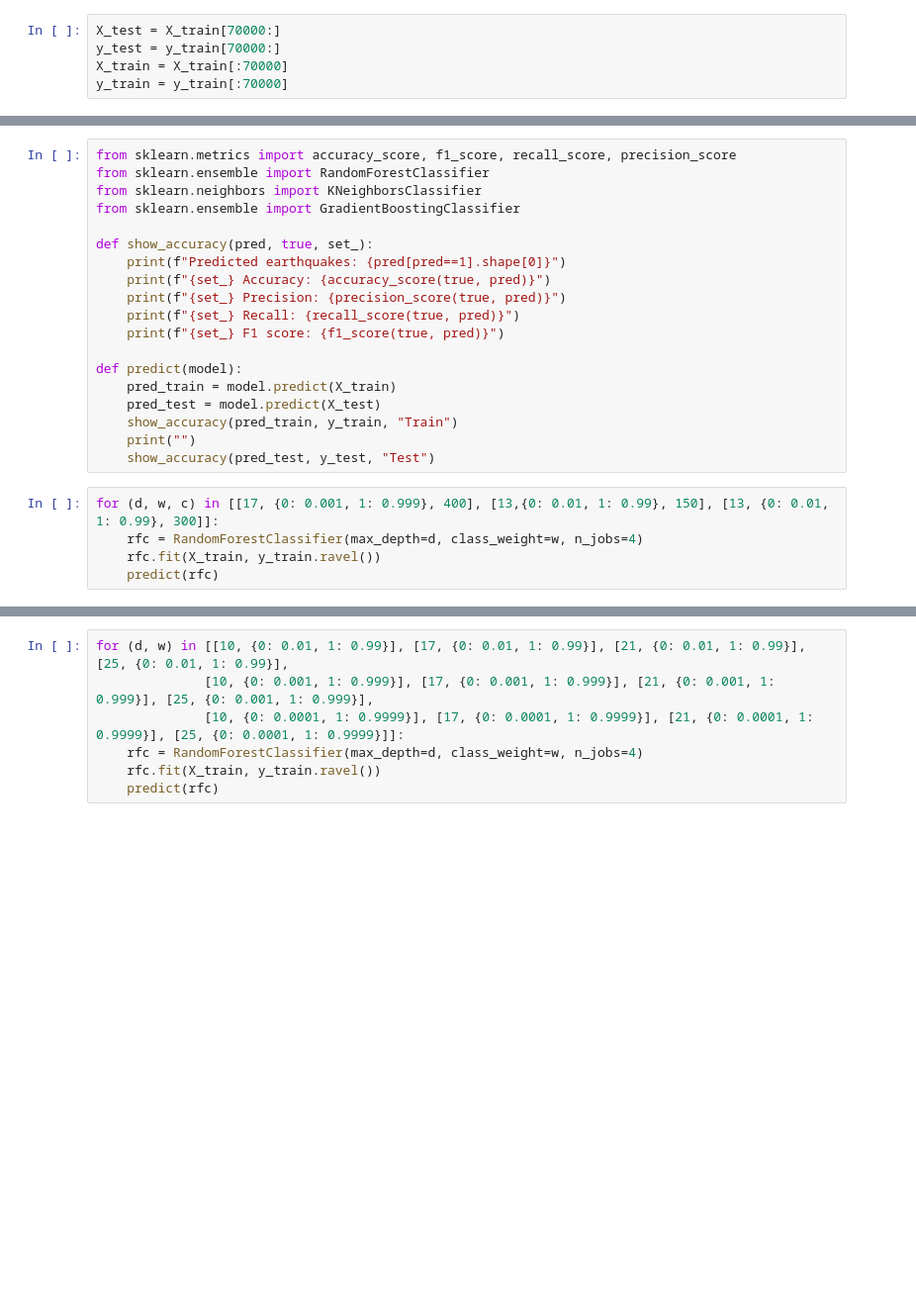
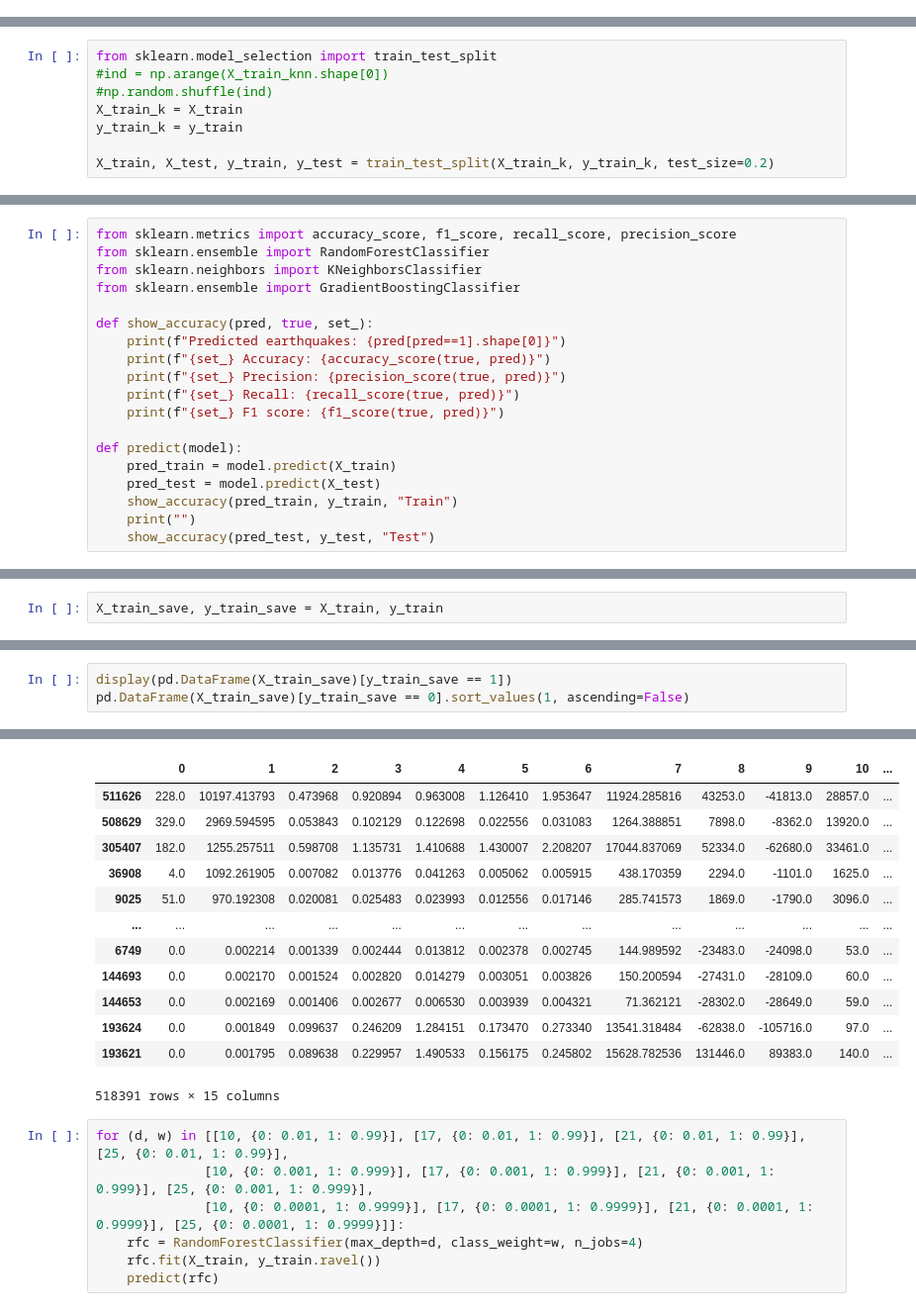
Before and after one commit to JulesssG/ml-project2, a Jupyter notebook: notebooks/First-touch.ipynb, the cells around one changed output, grey strips where cells are left out. Shown at 99% size. Cells and saved outputs as stored; diff of their text form; blank space fills up the shorter version.

Commit message:
Save before aborting result trying

```diff
--- a/notebooks/First-touch.ipynb
+++ b/notebooks/First-touch.ipynb
@@ -311,5 +318,0 @@ X_test.shape
-# %%
-X_test = X_train[70000:]
-y_test = y_train[70000:]
-X_train = X_train[:70000]
-y_train = y_train[:70000]
@@ -315,0 +333,8 @@ y_train = y_train[:70000]
+# %%
+from sklearn.model_selection import train_test_split
+#ind = np.arange(X_train_knn.shape[0])
+#np.random.shuffle(ind)
+X_train_k = X_train
+y_train_k = y_train
+
+X_train, X_test, y_train, y_test = train_test_split(X_train_k, y_train_k, test_size=0.2)
@@ -332,8 +398,3 @@ def predict(model):
     show_accuracy(pred_train, y_train, "Train")
     print("")
     show_accuracy(pred_test, y_test, "Test")
-# %%
-for (d, w, c) in [[17, {0: 0.001, 1: 0.999}, 400], [13,{0: 0.01, 1: 0.99}, 150], [13, {0: 0.01, 1: 0.99}, 300]]:
-    rfc = RandomForestClassifier(max_depth=d, class_weight=w, n_jobs=4)
-    rfc.fit(X_train, y_train.ravel())
-    predict(rfc)
@@ -357,0 +401,2 @@ Test F1 score: 0.25
+# %%
+X_train_save, y_train_save = X_train, y_train
@@ -357,0 +468,4 @@ Test F1 score: 0.25
+# %%
+display(pd.DataFrame(X_train_save)[y_train_save == 1])
+pd.DataFrame(X_train_save)[y_train_save == 0].sort_values(1, ascending=False)
+# %% [output]
@@ -358,3 +482,16 @@ Test F1 score: 0.25
+|  | 0 | 1 | 2 | 3 | 4 | 5 | 6 | 7 | 8 | 9 | 10 | ... |
+| 511626 | 228.0 | 10197.413793 | 0.473968 | 0.920894 | 0.963008 | 1.126410 | 1.953647 | 11924.285816 | 43253.0 | -41813.0 | 28857.0 | ... |
+| 508629 | 329.0 | 2969.594595 | 0.053843 | 0.102129 | 0.122698 | 0.022556 | 0.031083 | 1264.388851 | 7898.0 | -8362.0 | 13920.0 | ... |
+| 305407 | 182.0 | 1255.257511 | 0.598708 | 1.135731 | 1.410688 | 1.430007 | 2.208207 | 17044.837069 | 52334.0 | -62680.0 | 33461.0 | ... |
+| 36908 | 4.0 | 1092.261905 | 0.007082 | 0.013776 | 0.041263 | 0.005062 | 0.005915 | 438.170359 | 2294.0 | -1101.0 | 1625.0 | ... |
+| 9025 | 51.0 | 970.192308 | 0.020081 | 0.025483 | 0.023993 | 0.012556 | 0.017146 | 285.741573 | 1869.0 | -1790.0 | 3096.0 | ... |
+| ... | ... | ... | ... | ... | ... | ... | ... | ... | ... | ... | ... | ... |
+| 6749 | 0.0 | 0.002214 | 0.001339 | 0.002444 | 0.013812 | 0.002378 | 0.002745 | 144.989592 | -23483.0 | -24098.0 | 53.0 | ... |
+| 144693 | 0.0 | 0.002170 | 0.001524 | 0.002820 | 0.014279 | 0.003051 | 0.003826 | 150.200594 | -27431.0 | -28109.0 | 60.0 | ... |
+| 144653 | 0.0 | 0.002169 | 0.001406 | 0.002677 | 0.006530 | 0.003939 | 0.004321 | 71.362121 | -28302.0 | -28649.0 | 59.0 | ... |
+| 193624 | 0.0 | 0.001849 | 0.099637 | 0.246209 | 1.284151 | 0.173470 | 0.273340 | 13541.318484 | -62838.0 | -105716.0 | 97.0 | ... |
+| 193621 | 0.0 | 0.001795 | 0.089638 | 0.229957 | 1.490533 | 0.156175 | 0.245802 | 15628.782536 | 131446.0 | 89383.0 | 140.0 | ... |
+518391 rows × 15 columns
 # %%
 for (d, w) in [[10, {0: 0.01, 1: 0.99}], [17, {0: 0.01, 1: 0.99}], [21, {0: 0.01, 1: 0.99}], [25, {0: 0.01, 1: 0.99}],
               [10, {0: 0.001, 1: 0.999}], [17, {0: 0.001, 1: 0.999}], [21, {0: 0.001, 1: 0.999}], [25, {0: 0.001, 1: 0.999}],
```
Also changed, not shown: parts of 25 cells of this notebook, 1 other file.
